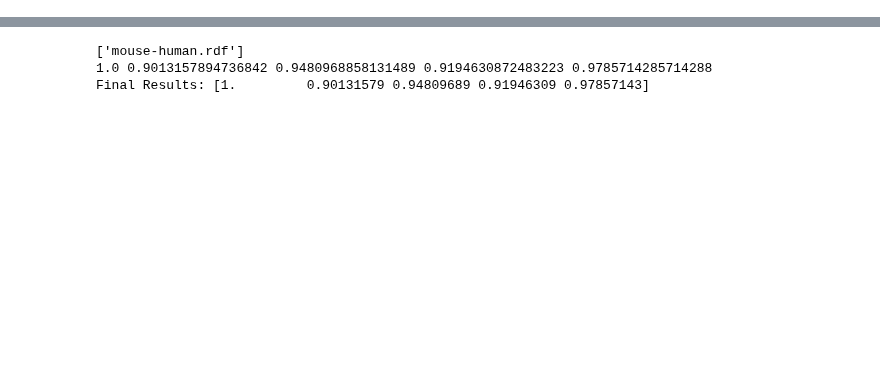
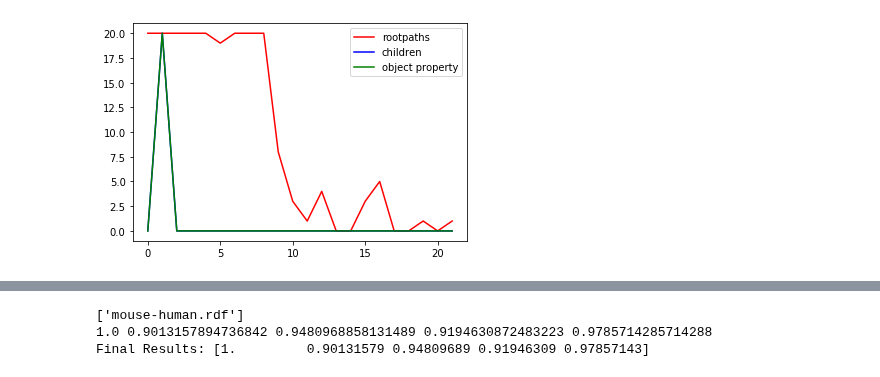
Before and after one commit to Remorax/IBM-Internship, a Jupyter notebook: Data Processing-Anatomy.ipynb, the cells around one changed output, grey strips where cells are left out. Drawn from its saved outputs; the diff is of its cells as text; code cells hidden in the pictures; blank space fills up the shorter version.

```diff
--- a/Data Processing-Anatomy.ipynb
+++ b/Data Processing-Anatomy.ipynb
@@ -535,0 +670,12 @@ cos_sim(*model.embed_sentences([preprocess_sentence(elem) for elem in ["fastigia
+# %%
+import matplotlib.pyplot as plt
+limit = 22
+x = list(range(limit))
+up_limit = 20
+plt.plot(x, [el if el < up_limit else up_limit for el in a_idx[:limit]], 'r') # plotting t, a separately
+plt.plot(x, [el if el < up_limit else up_limit for el in b_idx[:limit]], 'b') # plotting t, b separately
+plt.plot(x, [el if el < up_limit else up_limit for el in c_idx[:limit]], 'g') # plotting t, c separately
+plt.legend(["rootpaths", "children", "object property"])
+plt.show()
+# %% [output]
+[figure, added]
```
Also changed, not shown: parts of 20 cells of this notebook, 18 other files.
